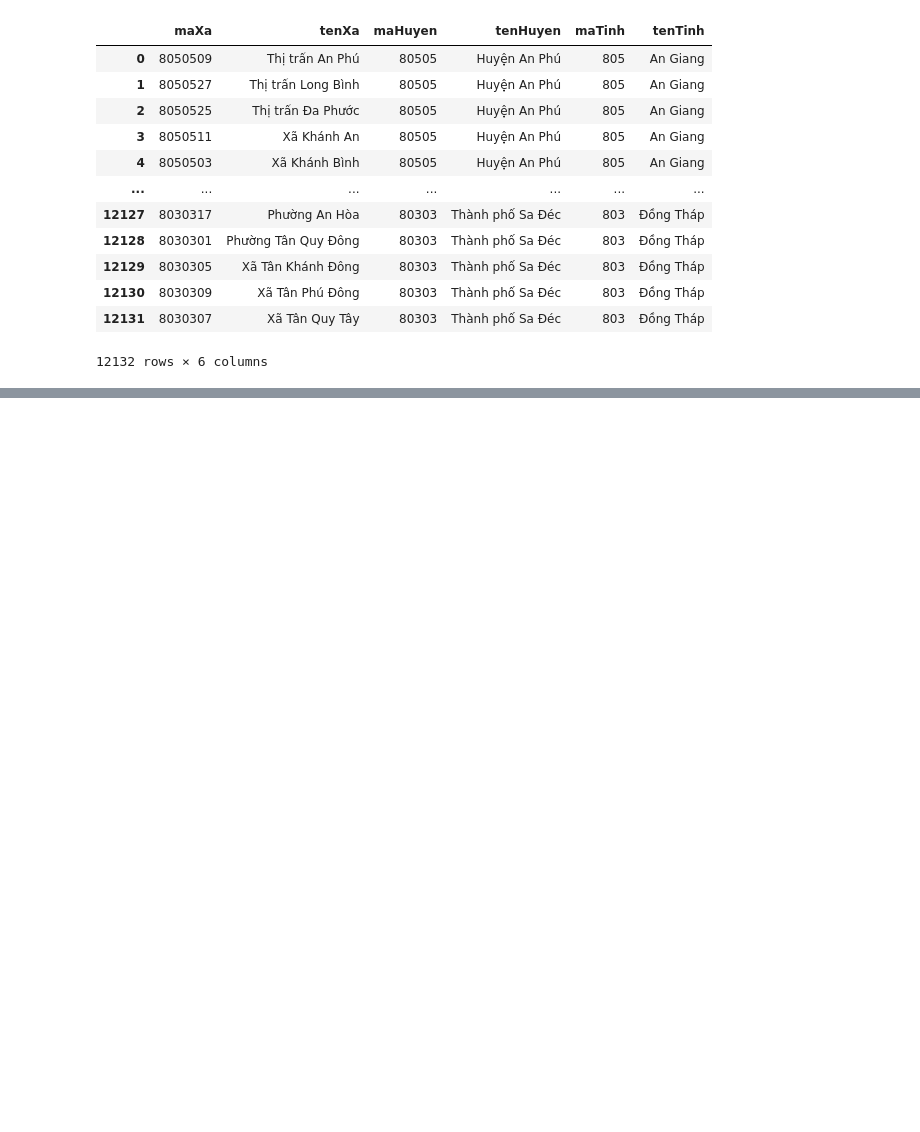
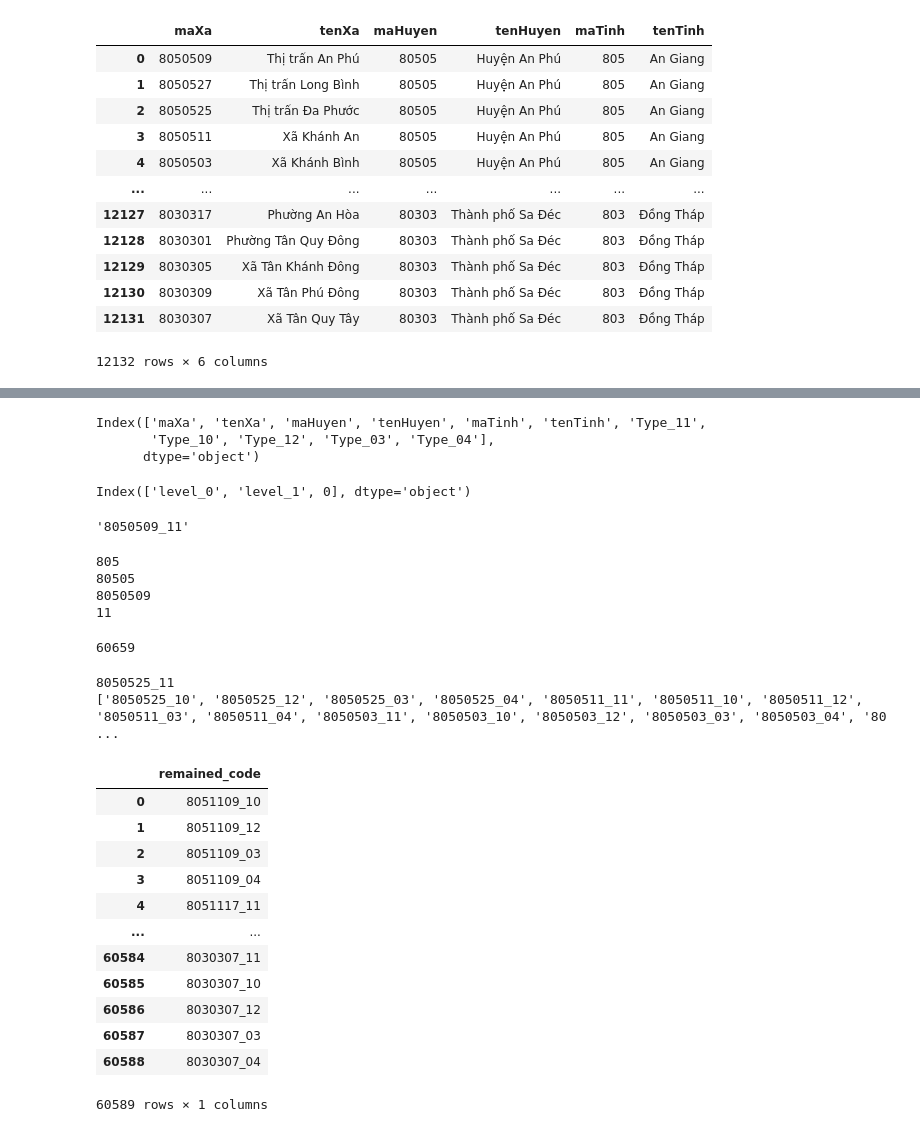
Before and after one commit to DucNgMinh/Crawl_data_gov, a Jupyter notebook: test_crawl_gov.ipynb, the cells around one changed output, grey strips where cells are left out. Cells and saved outputs as stored; diff of their text form; code cells hidden in the pictures; blank space fills up the shorter version.

```diff
--- a/test_crawl_gov.ipynb
+++ b/test_crawl_gov.ipynb
@@ -189,0 +207,11 @@ ds_full.to_csv('ds_full.csv', index= False)
+# %%
+ds_full.columns
+# %% [output]
+Index(['maXa', 'tenXa', 'maHuyen', 'tenHuyen', 'maTinh', 'tenTinh', 'Type_11',
+       'Type_10', 'Type_12', 'Type_03', 'Type_04'],
+      dtype='object')
+# %%
+ds_code_crawl = ds_full[['Type_11', 'Type_10', 'Type_12', 'Type_03', 'Type_04']].stack().reset_index()
+ds_code_crawl.columns
+# %% [output]
+Index(['level_0', 'level_1', 0], dtype='object')
@@ -189,0 +226,34 @@ ds_full.to_csv('ds_full.csv', index= False)
+# %%
+code = crawl_code_list[0]
+code
+# %% [output]
+'8050509_11'
+# %%
+tinh = str(code[:3])
+huyen = str(code[:5])
+xa = str(code[:7])
+type = str(code[-2:])
+print(tinh)
+print(huyen)
+print(xa)
+print(type)
+# %% [output]
+805
+80505
+8050509
+11
+# %%
+remain_crawl_code_list = crawl_code_list[1:]
+len(remain_crawl_code_list)
+# %% [output]
+60659
+# %%
+i = 10
+code = crawl_code_list[i]
+remain_crawl_code_list = crawl_code_list[i + 1:]
+
+print(code)
+print(remain_crawl_code_list )
+# %% [output]
+8050525_11
+['8050525_10', '8050525_12', '8050525_03', '8050525_04', '8050511_11', '8050511_10', '8050511_12', '8050511_03', '8050511_04', '8050503_11', '8050503_10', '8050503_12', '8050503_03', '8050503_04', '80 ...
@@ -189,0 +262,16 @@ ds_full.to_csv('ds_full.csv', index= False)
+# %%
+pd.read_csv(r'C:\Users\Admin\PycharmProjects\Crawl_data_gov\remain_crawl_code_list.csv')
+# %% [output]
+|  | remained_code |
+| 0 | 8051109_10 |
+| 1 | 8051109_12 |
+| 2 | 8051109_03 |
+| 3 | 8051109_04 |
+| 4 | 8051117_11 |
+| ... | ... |
+| 60584 | 8030307_11 |
+| 60585 | 8030307_10 |
+| 60586 | 8030307_12 |
+| 60587 | 8030307_03 |
+| 60588 | 8030307_04 |
+60589 rows × 1 columns
```
Also changed, not shown: parts of 14 cells of this notebook, 20 other files.
